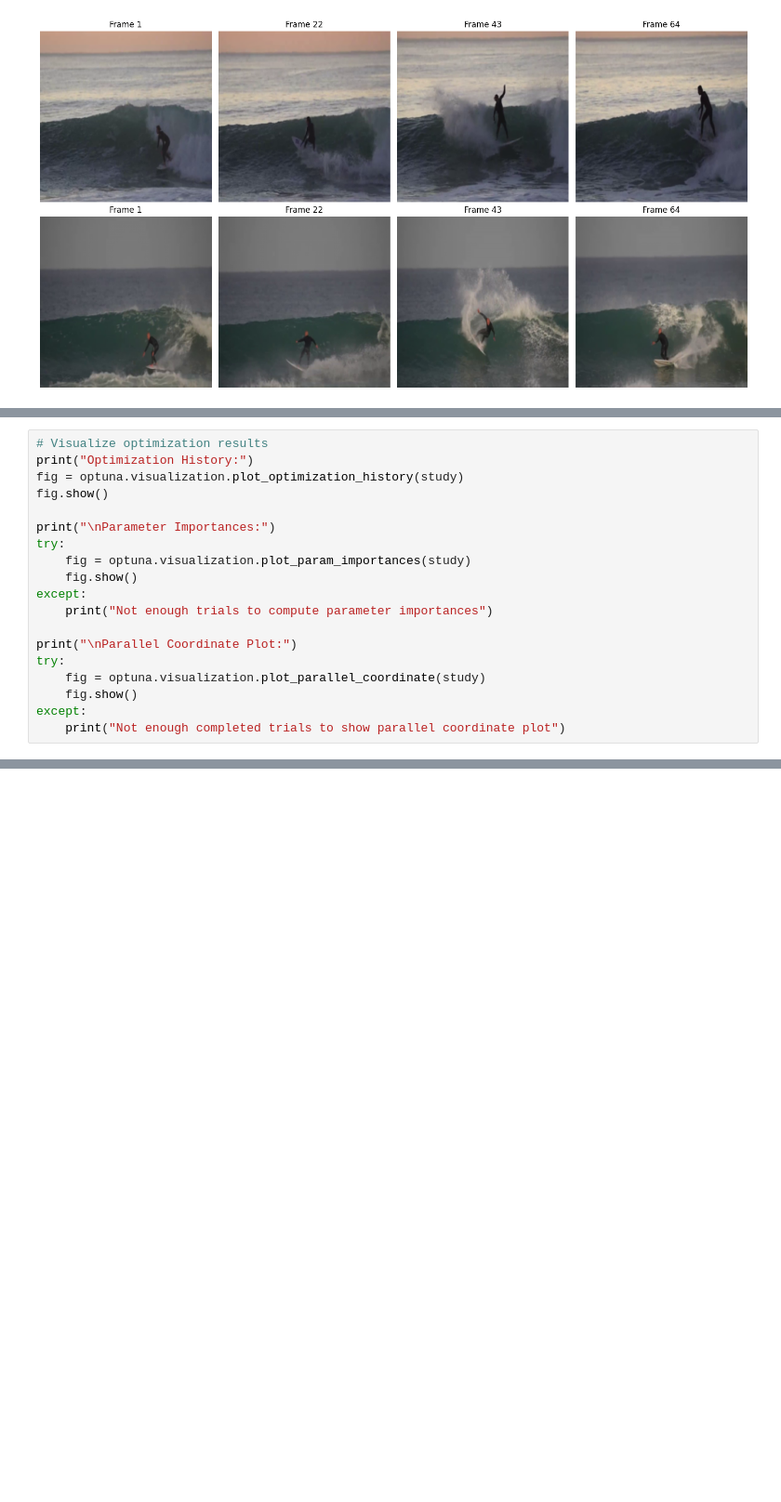
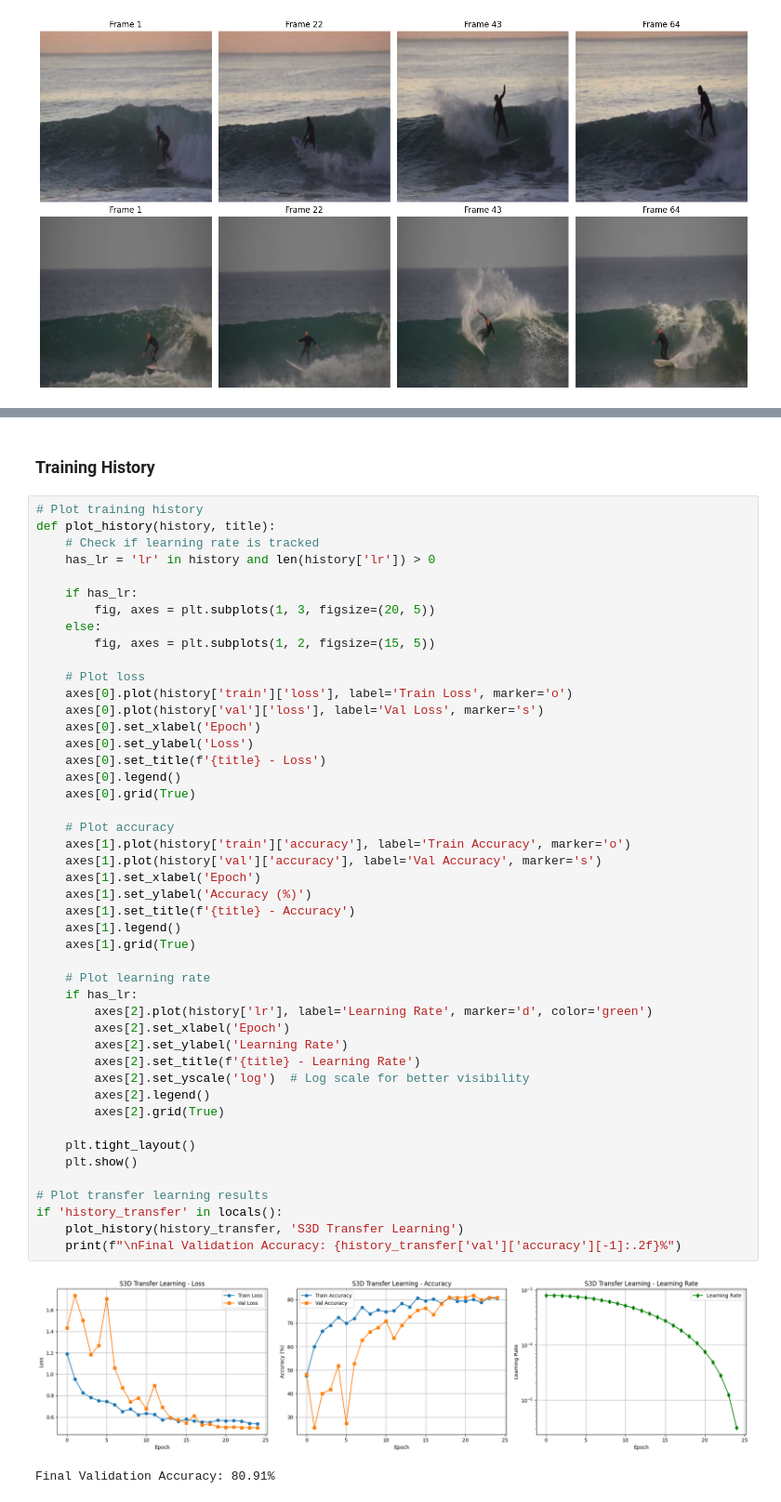
Before and after one commit to kidis-sako/surfing-the-cnns, a Jupyter notebook: s3d_surfing_model.ipynb, the cells around one changed output, grey strips where cells are left out. Shown at 93% size. Saved outputs shown, nothing was run; the diff lists cells and outputs as text; blank space fills up the shorter version.

```diff
--- a/surfing_maneuvers_s3d_optuna_hpo.ipynb
+++ b/s3d_surfing_model.ipynb
@@ -683,19 +544,0 @@ Trial 0: Testing hyperparameters
-# %%
-# Visualize optimization results
-print("Optimization History:")
-fig = optuna.visualization.plot_optimization_history(study)
-fig.show()
-
-print("\nParameter Importances:")
-try:
-    fig = optuna.visualization.plot_param_importances(study)
-    fig.show()
-except:
-    print("Not enough trials to compute parameter importances")
-
-print("\nParallel Coordinate Plot:")
-try:
-    fig = optuna.visualization.plot_parallel_coordinate(study)
-    fig.show()
-except:
-    print("Not enough completed trials to show parallel coordinate plot")
@@ -831,0 +699,51 @@ Trainable parameters: 4,100
+# %% [markdown]
+### Training History
+# %%
+# Plot training history
+def plot_history(history, title):
+    # Check if learning rate is tracked
+    has_lr = 'lr' in history and len(history['lr']) > 0
+
+    if has_lr:
+        fig, axes = plt.subplots(1, 3, figsize=(20, 5))
+    else:
+        fig, axes = plt.subplots(1, 2, figsize=(15, 5))
+
+    # Plot loss
+    axes[0].plot(history['train']['loss'], label='Train Loss', marker='o')
+    axes[0].plot(history['val']['loss'], label='Val Loss', marker='s')
+    axes[0].set_xlabel('Epoch')
+    axes[0].set_ylabel('Loss')
+    axes[0].set_title(f'{title} - Loss')
+    axes[0].legend()
+    axes[0].grid(True)
+
+    # Plot accuracy
+    axes[1].plot(history['train']['accuracy'], label='Train Accuracy', marker='o')
+    axes[1].plot(history['val']['accuracy'], label='Val Accuracy', marker='s')
+    axes[1].set_xlabel('Epoch')
+    axes[1].set_ylabel('Accuracy (%)')
+    axes[1].set_title(f'{title} - Accuracy')
+    axes[1].legend()
+    axes[1].grid(True)
+
+    # Plot learning rate
+    if has_lr:
+        axes[2].plot(history['lr'], label='Learning Rate', marker='d', color='green')
+        axes[2].set_xlabel('Epoch')
+        axes[2].set_ylabel('Learning Rate')
+        axes[2].set_title(f'{title} - Learning Rate')
+        axes[2].set_yscale('log')  # Log scale for better visibility
+        axes[2].legend()
+        axes[2].grid(True)
+
+    plt.tight_layout()
+    plt.show()
+
+# Plot transfer learning results
+if 'history_transfer' in locals():
+    plot_history(history_transfer, 'S3D Transfer Learning')
+    print(f"\nFinal Validation Accuracy: {history_transfer['val']['accuracy'][-1]:.2f}%")
+# %% [output]
+[figure, added]
+Final Validation Accuracy: 80.91%
```
Also changed, not shown: parts of 33 cells of this notebook, 3 other files.
